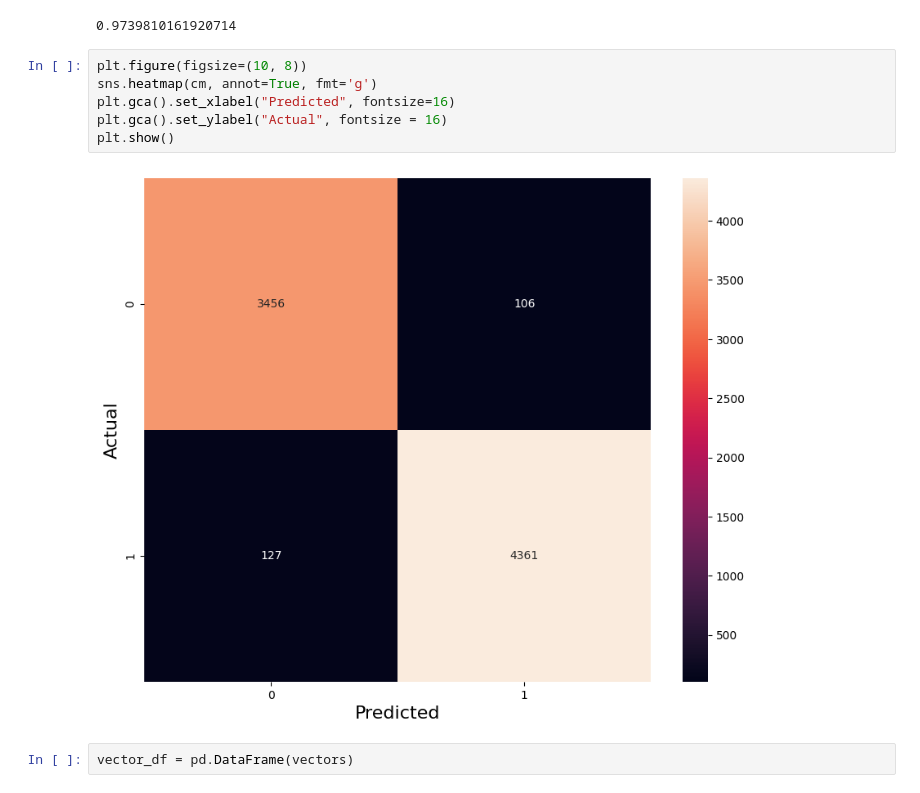
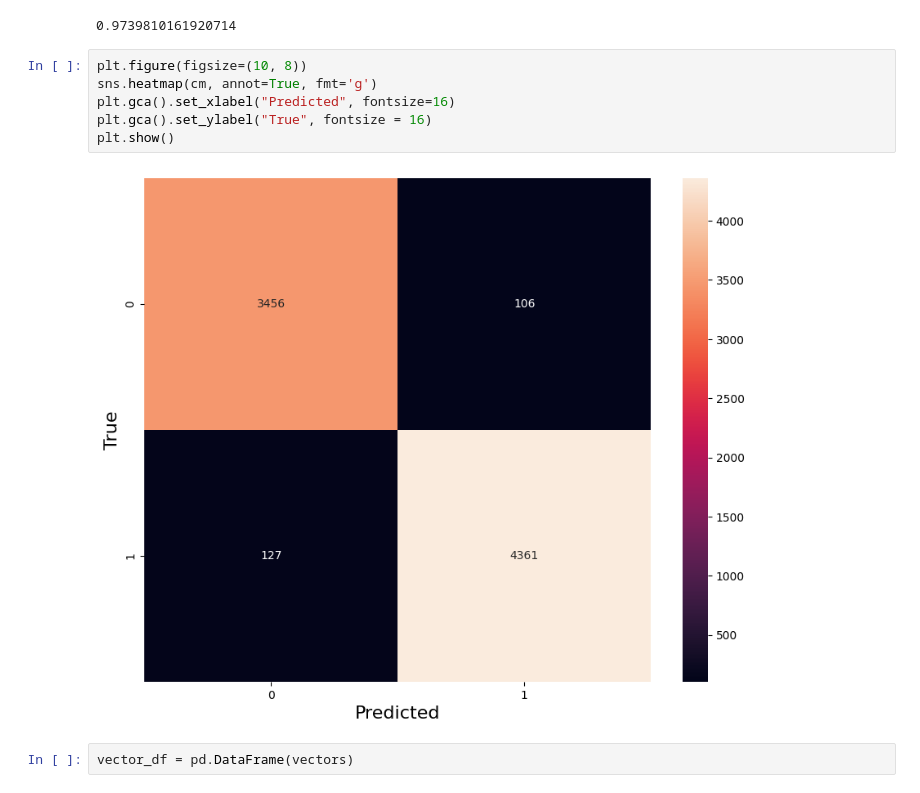
Before and after one commit to LouisBuret/EmailClassification, a Jupyter notebook: main.ipynb, the cells around one changed output. Saved outputs shown, nothing was run; the diff lists cells and outputs as text.

```diff
--- a/main.ipynb
+++ b/main.ipynb
@@ -57,11 +52,11 @@ display(f1)
 # %%
 plt.figure(figsize=(10, 8))
 sns.heatmap(cm, annot=True, fmt='g')
 plt.gca().set_xlabel("Predicted", fontsize=16)
-plt.gca().set_ylabel("Actual", fontsize = 16)
+plt.gca().set_ylabel("True", fontsize = 16)
 plt.show()
 # %% [output]
-[figure, old version]
+[figure, new version]
 # %%
 vector_df = pd.DataFrame(vectors)
 # %%
```
Also changed, not shown: parts of 17 cells of this notebook.
